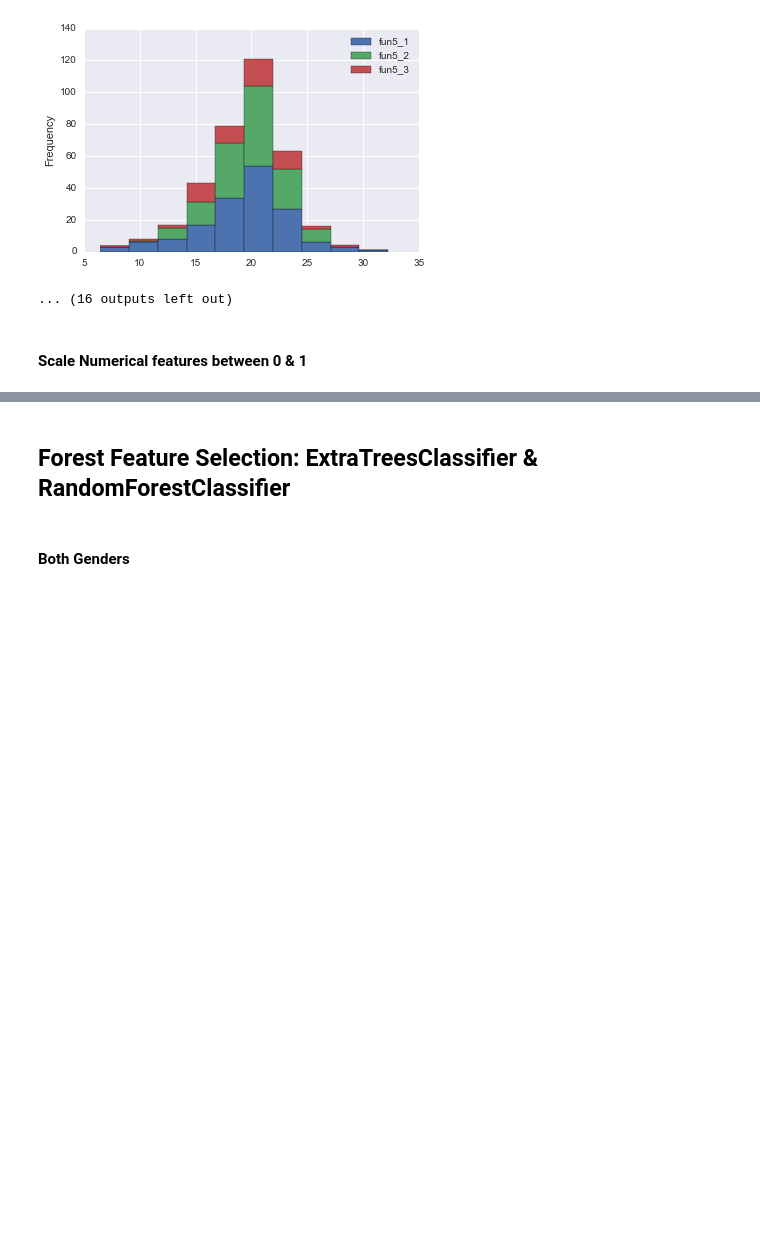
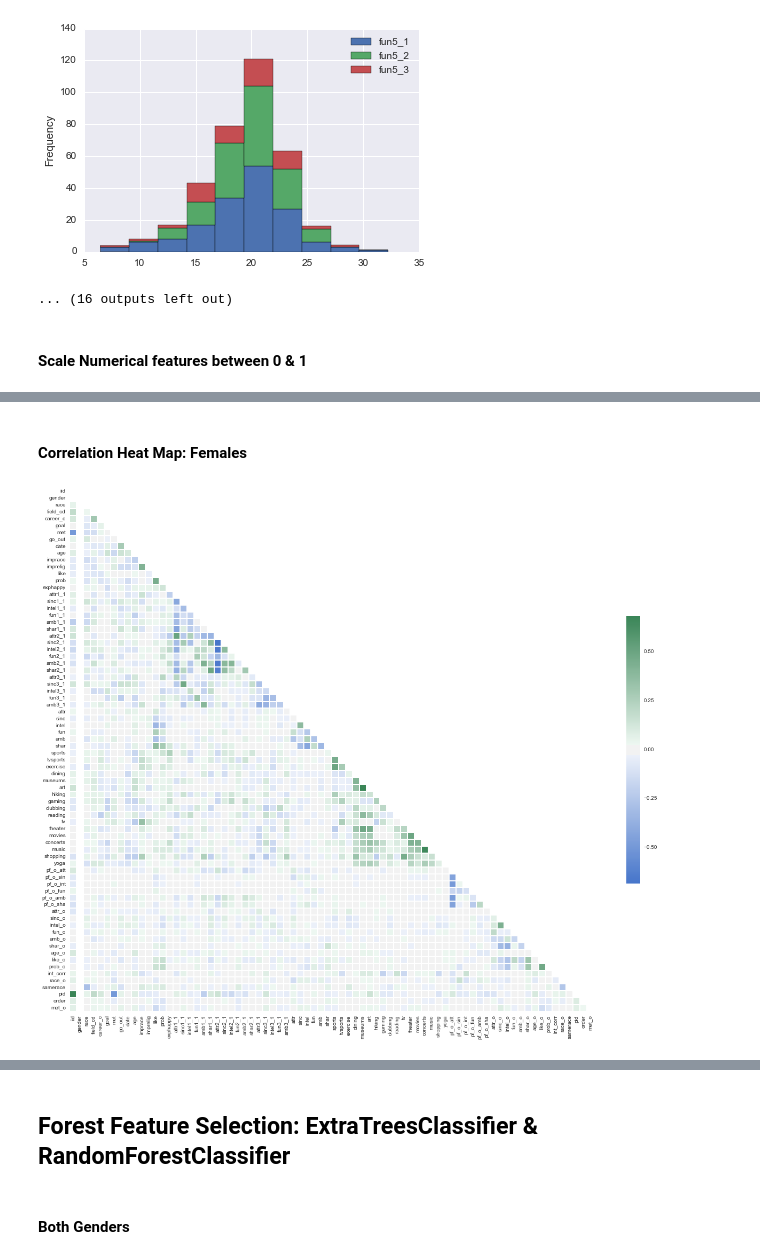
Before and after one commit to fiatveritas/Portfolio, a Jupyter notebook: Udacity_Project_5_Capstone/Love_At_First_Sight.ipynb, the cells around one changed output, grey strips where cells are left out. Saved outputs shown, nothing was run; the diff lists cells and outputs as text; code cells hidden in the pictures; blank space fills up the shorter version.

```diff
--- a/Udacity_Project_5_Capstone/Love_At_First_Sight.ipynb
+++ b/Udacity_Project_5_Capstone/Love_At_First_Sight.ipynb
@@ -205,0 +206,6 @@ fc.make_corr(data[fc.feature_space])
+# %% [markdown]
+<h4>Correlation Heat Map: Females</h4>
+# %%
+fc.make_corr(data[fc.feature_space][data['gender'] == 0])
+# %% [output]
+[figure, added]
```
Also changed, not shown: parts of 14 cells of this notebook.
